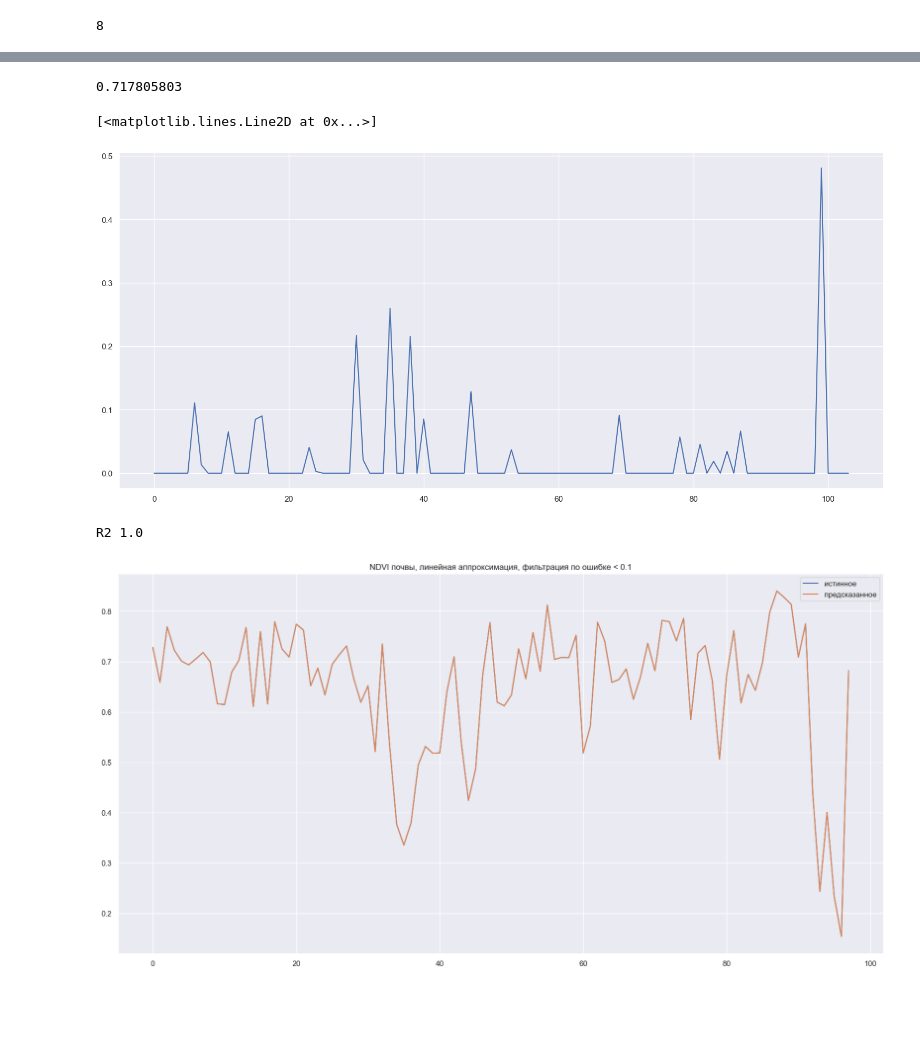
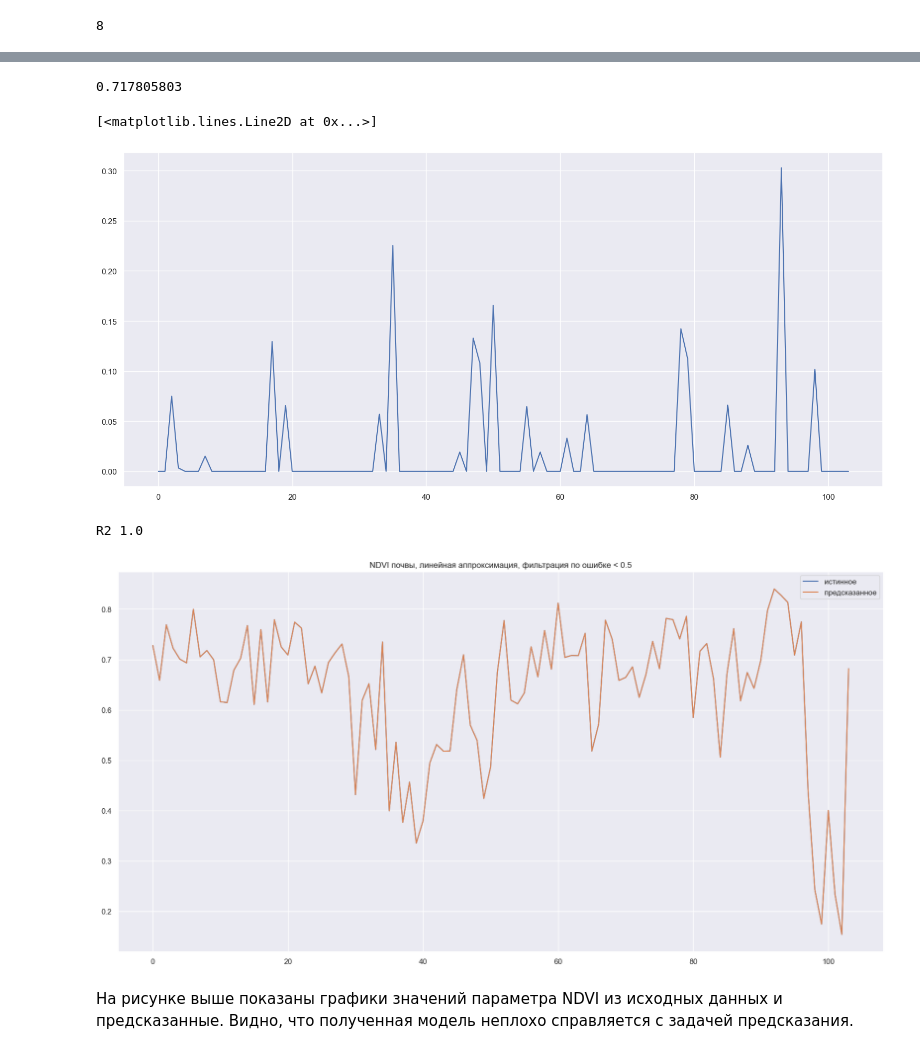
Before and after one commit to CepbluKot/ecology_ml, a Jupyter notebook: ecology_ml_w_data_filter.ipynb, the cells around one changed output, grey strips where cells are left out. Drawn from its saved outputs; the diff is of its cells as text; code cells hidden in the pictures; blank space fills up the shorter version.

```diff
--- a/ecology_ml_w_data_filter.ipynb
+++ b/ecology_ml_w_data_filter.ipynb
@@ -71,5 +109,4 @@ X_norm = scaler.fit_transform(X)
 # %%
-num_of_features_to_select = 10
 num_of_features_to_select_start = 5
 num_of_features_to_select_end = len(df.columns)
 
@@ -100,10 +137,6 @@ from sklearn.ensemble import RandomForestRegressor
 for num_of_features_to_select in range(num_of_features_to_select_start, num_of_features_to_select_end):
   regr = RandomForestRegressor()
   regr.fit(X_norm, y)
-
-  plt.figure(figsize=(6,6))
-  plt.bar(X.columns, regr.feature_importances_)
-  plt.xticks(rotation=45)
 
   random_forest_features = {}
   for id in range(len(X.columns)):
@@ -442,5 +517,5 @@ optimal_features = random_forest_features_test[3]
 # %%
-X=df[random_forest_features]
+X=df[optimal_features]
 Y=df['NDVI']
 
 
@@ -485,9 +568,9 @@ plt.plot(eror_list)
 # %% [output]
 0.717805803
 [<matplotlib.lines.Line2D at 0x...>]
-[figure, old version]
+[figure, new version]
 # %%
-MAX_ERR = 0.1
+MAX_ERR = 0.5
 
 filtered_ids = []
 filtered_data = []
@@ -502,33 +585,37 @@ for x in range(0, len(df['NDVI'])):
     err = abs(real_NDVI[x] - predicted_NDVI[x])
 
     if err < MAX_ERR:
         filtered_ids.append(int(x))
         filtered_data.append(X[x])
         filtered_NDVI = np.append(filtered_NDVI, real_NDVI[x])
 
 filtered_data = np.array(filtered_data)
 
 model = ExtraTreesRegressor()
 model.fit(filtered_data, filtered_NDVI)
 
+X=df[optimal_features]
+Y=df['NDVI']
 
-X_train, X_test, Y_train, Y_test  = train_test_split(filtered_data, filtered_NDVI, test_size = 0.20, shuffle = True)
+X_train, X_test, Y_train, Y_test  = train_test_split(X, Y, test_size = 0.20, shuffle = True)
 
 r_sq = model.score(X_test, Y_test)
 print("R2", r_sq)
 
 predict = model.predict(filtered_data)
 
 fig = plt.figure()
 fig.set_figwidth(20)
 fig.set_figheight(10)
 plt.title(f'NDVI почвы, линейная аппроксимация, фильтрация по ошибке < { MAX_ERR }')
 
-plt.plot(filtered_NDVI, label="истинное")
+plt.plot(Y, label="истинное")
 plt.plot(predict, label="предсказанное")
 
 plt.legend()
 plt.show()
 # %% [output]
 R2 1.0
-[figure, old version]
+[figure, new version]
+# %% [markdown]
+На рисунке выше показаны графики значений параметра NDVI из исходных данных и предсказанные. Видно, что полученная модель неплохо справляется с задачей предсказания.
```
Also changed, not shown: parts of 27 cells of this notebook.
